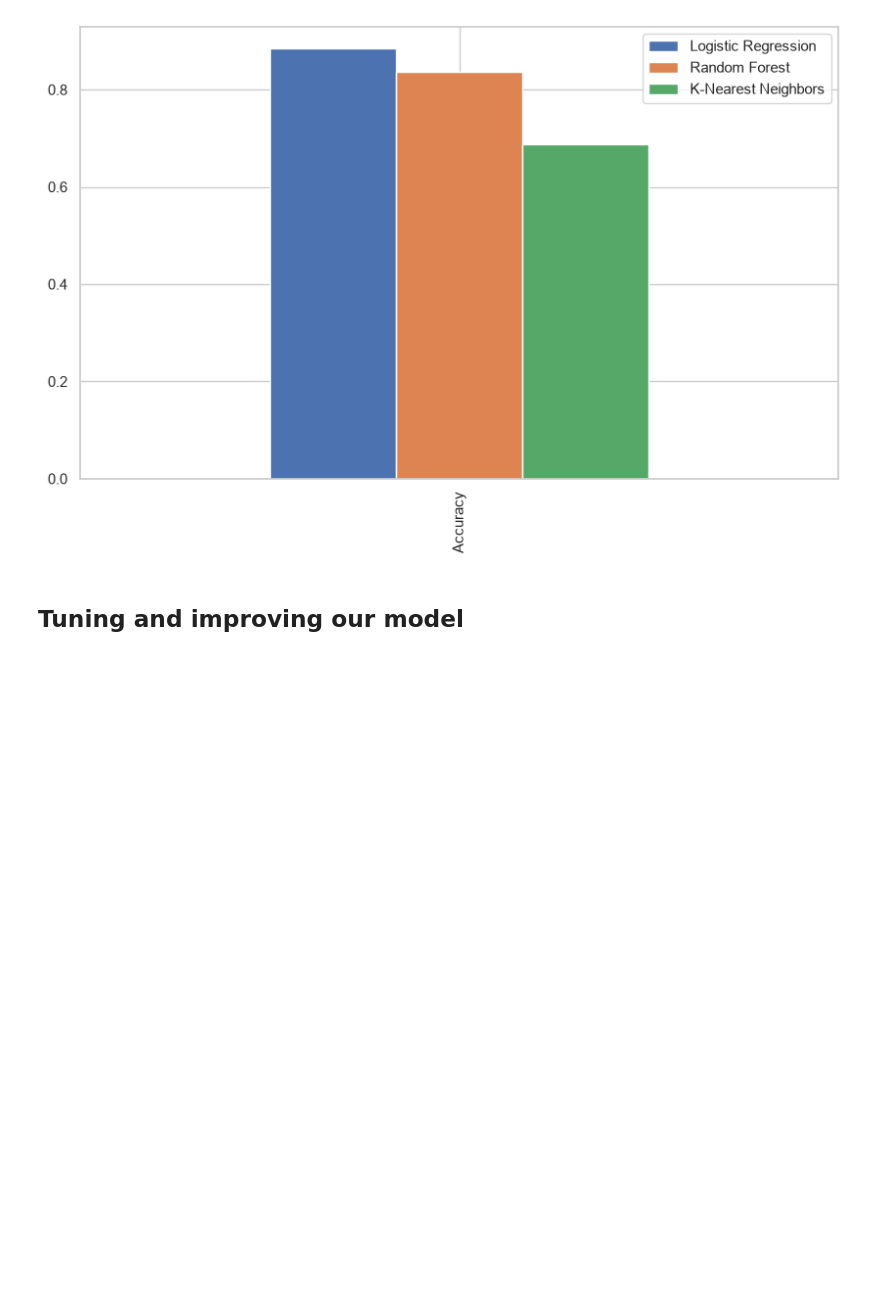
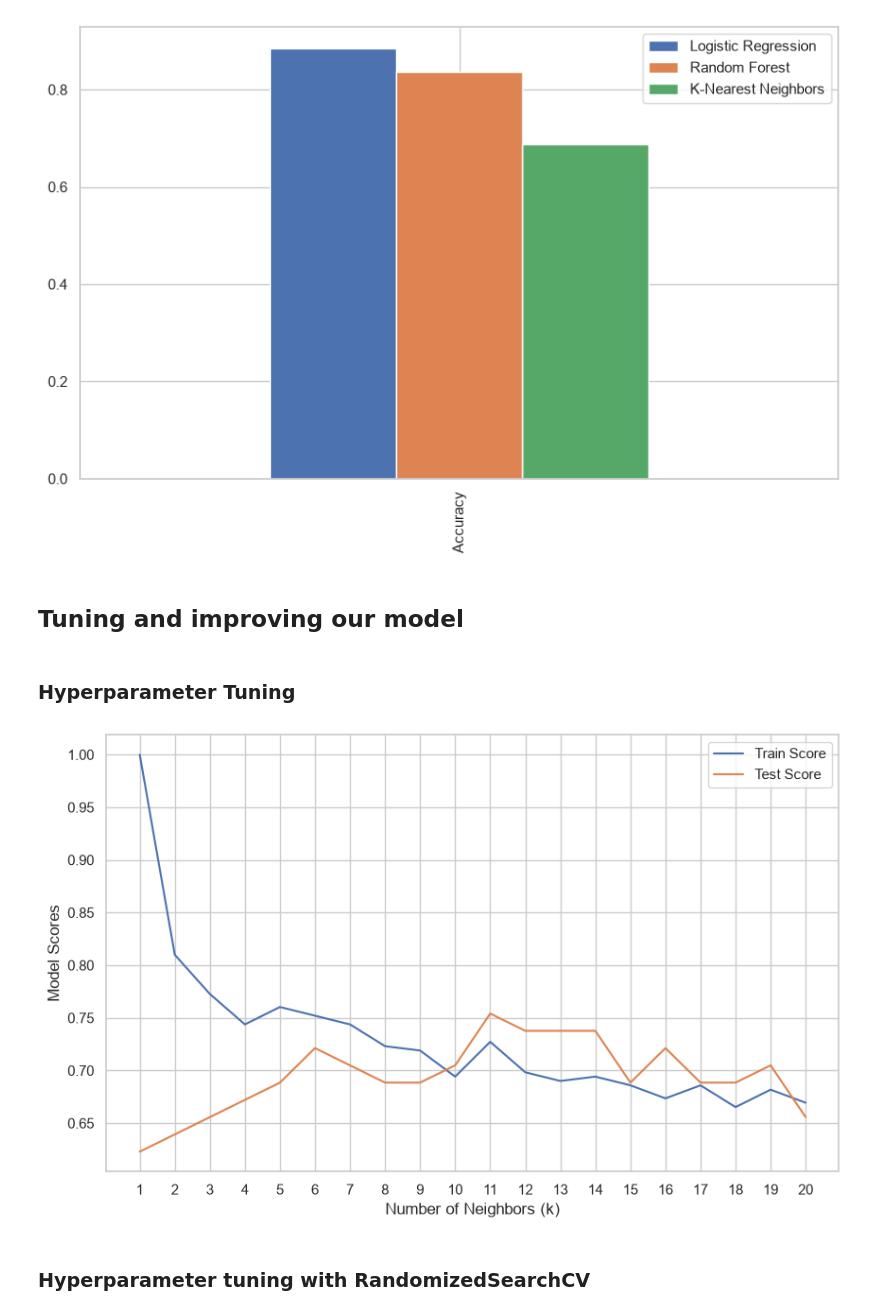
Before and after one commit to bmg1mike/heart-disease-prediction, a Jupyter notebook: src/heart_disease_project/main.ipynb, the cells around one changed output. Saved outputs shown, nothing was run; the diff lists cells and outputs as text; code cells hidden in the pictures; blank space fills up the shorter version.

```diff
--- a/src/heart_disease_project/main.ipynb
+++ b/src/heart_disease_project/main.ipynb
@@ -252,3 +252,27 @@ pd.DataFrame(results, index=["Accuracy"]).plot(kind="bar")
 [figure]
 # %% [markdown]
 ## Tuning and improving our model
+# %% [markdown]
+### Hyperparameter Tuning
+# %%
+# Tuning KNN
+train_score =[]
+test_score = []
+for k in range(1, 21):
+    knn = KNeighborsClassifier(n_neighbors=k)
+    knn.fit(X_train, y_train)
+    train_score.append(knn.score(X_train, y_train))
+    test_score.append(knn.score(X_test, y_test))
+
+import matplotlib.pyplot as plt
+plt.plot(range(1, 21), train_score, label="Train Score")
+plt.plot(range(1, 21), test_score, label="Test Score")
+plt.xlabel("Number of Neighbors (k)")
+plt.ylabel("Model Scores")
+plt.xticks(range(1, 21))
+plt.legend()
+plt.show()
+# %% [output]
+[figure, added]
+# %% [markdown]
+### Hyperparameter tuning with RandomizedSearchCV
```
Also changed, not shown: parts of 1 cell of this notebook.
